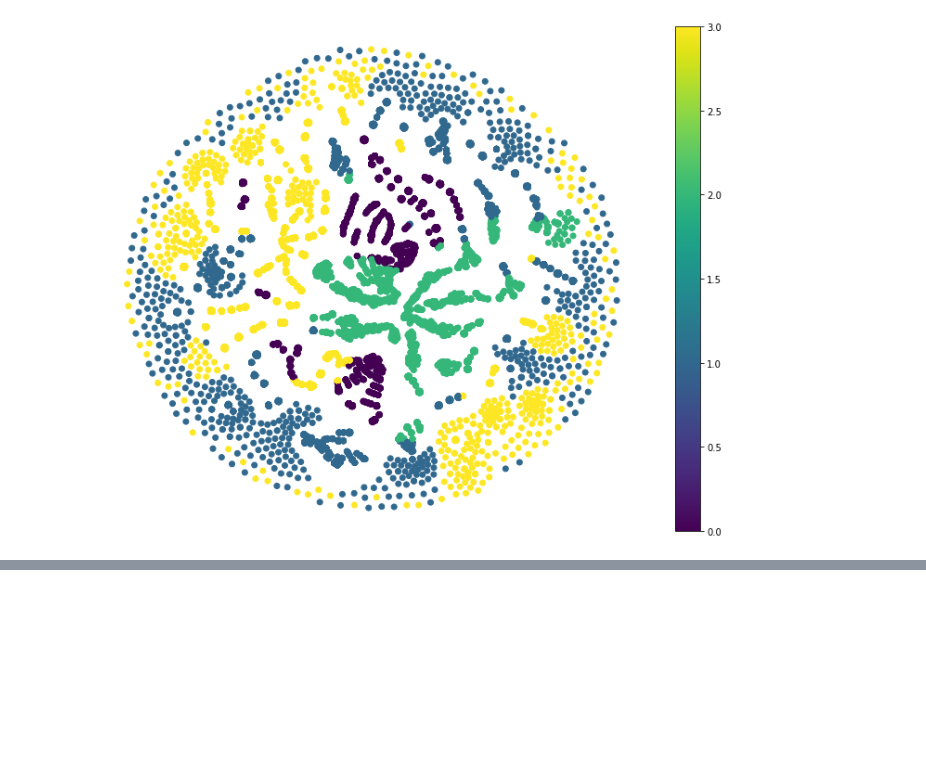
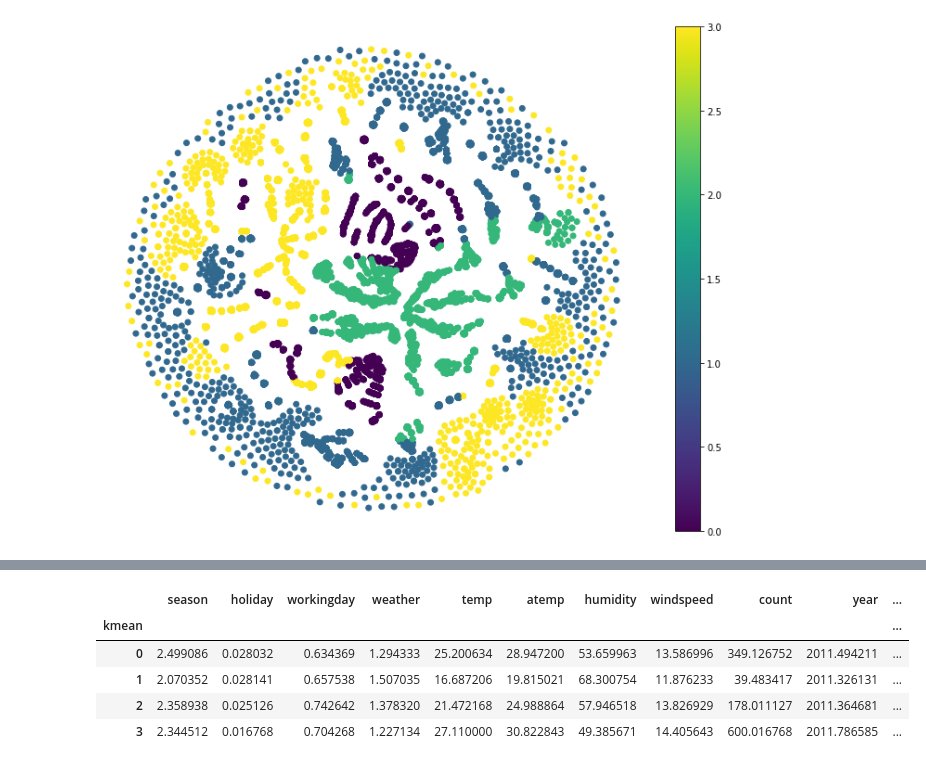
Before and after one commit to yayahamour/project_bike, a Jupyter notebook: clustering/segmentation_client.ipynb, the cells around one changed output, grey strips where cells are left out. Cells and saved outputs as stored; diff of their text form; code cells hidden in the pictures; blank space fills up the shorter version.

```diff
--- a/clustering/segmentation_client.ipynb
+++ b/clustering/segmentation_client.ipynb
@@ -173,0 +288,9 @@ plt.show()
+# %%
+train.groupby('kmean').mean()
+# %% [output]
+|  | season | holiday | workingday | weather | temp | atemp | humidity | windspeed | count | year | ... |
+| kmean |  |  |  |  |  |  |  |  |  |  | ... |
+| 0 | 2.499086 | 0.028032 | 0.634369 | 1.294333 | 25.200634 | 28.947200 | 53.659963 | 13.586996 | 349.126752 | 2011.494211 | ... |
+| 1 | 2.070352 | 0.028141 | 0.657538 | 1.507035 | 16.687206 | 19.815021 | 68.300754 | 11.876233 | 39.483417 | 2011.326131 | ... |
+| 2 | 2.358938 | 0.025126 | 0.742642 | 1.378320 | 21.472168 | 24.988864 | 57.946518 | 13.826929 | 178.011127 | 2011.364681 | ... |
+| 3 | 2.344512 | 0.016768 | 0.704268 | 1.227134 | 27.110000 | 30.822843 | 49.385671 | 14.405643 | 600.016768 | 2011.786585 | ... |
```
Also changed, not shown: parts of 17 cells of this notebook.
